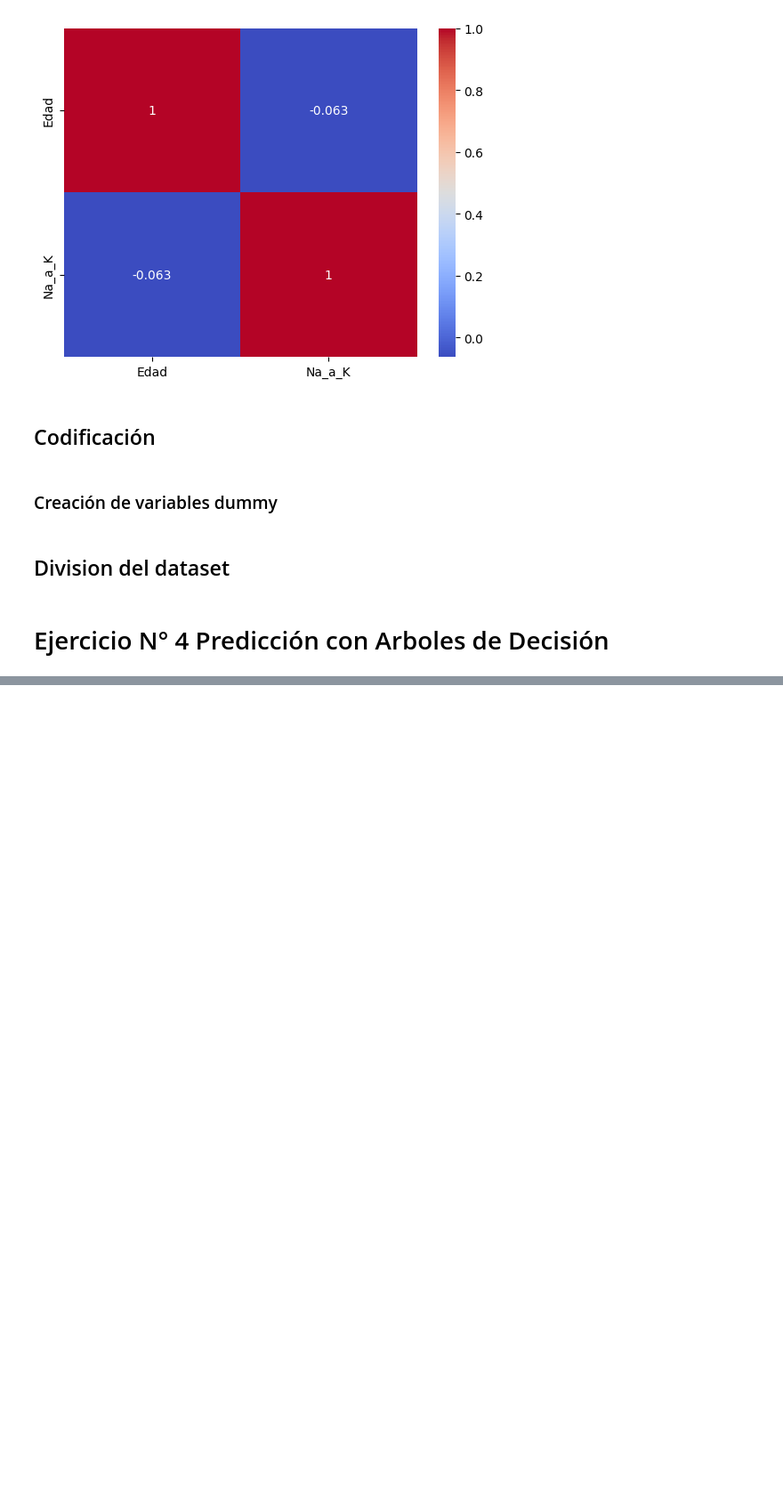
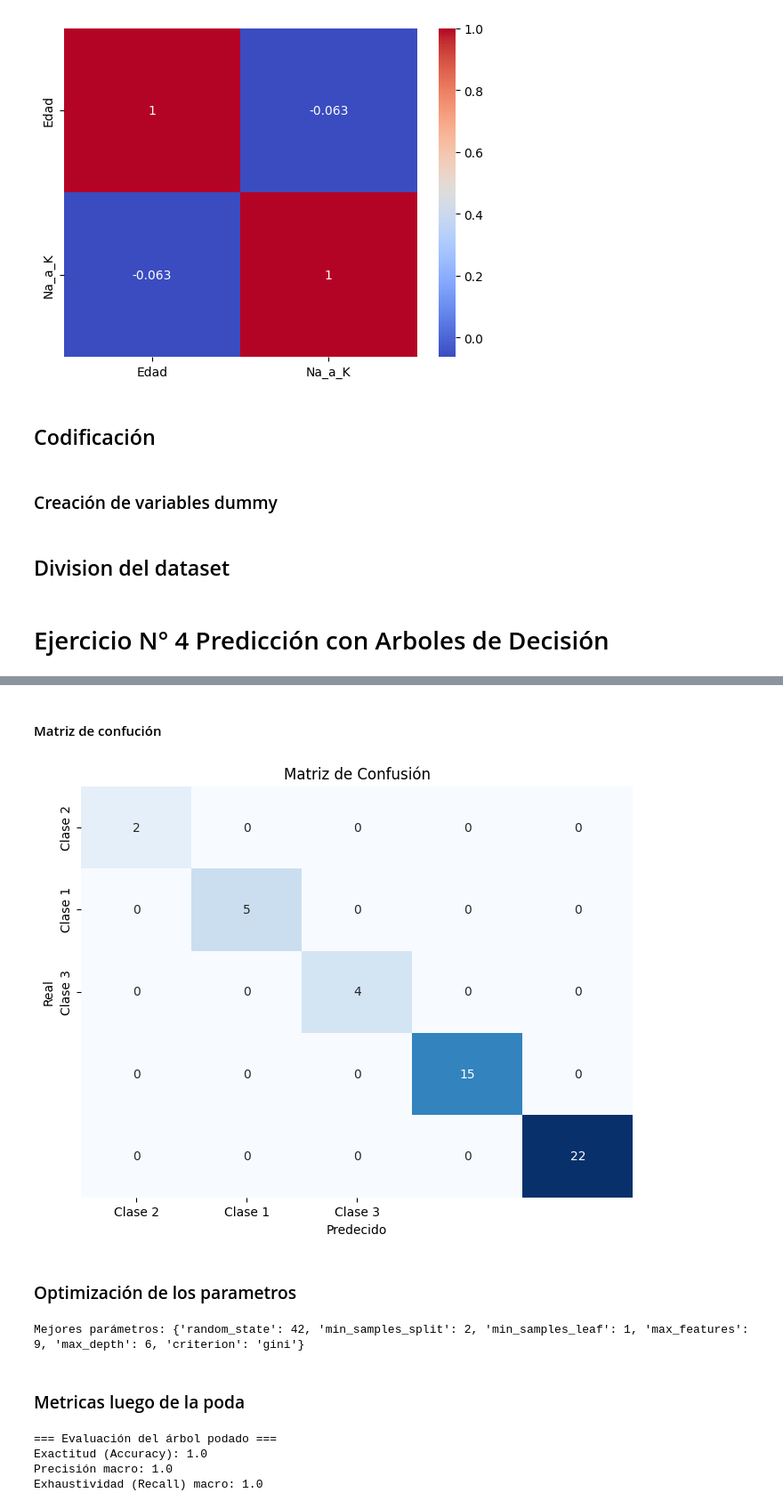
Before and after one commit to Kabarou/TP2_Mineria, a Jupyter notebook: tp2_mineria.ipynb, the cells around one changed output, grey strips where cells are left out. Shown at 89% size. Drawn from its saved outputs; the diff is of its cells as text; code cells hidden in the pictures; blank space fills up the shorter version.

```diff
--- a/tp2_mineria.ipynb
+++ b/tp2_mineria.ipynb
@@ -340,0 +348,7 @@ X_train, X_prueba, y_train, y_prueba = train_test_split(X_train, y_train, test_s
+# %%
+y_prueba_pred = arbol_completo.predict(X_prueba)
+
+print("=== Evaluación del árbol completo ===")
+print("Exactitud (Accuracy):", accuracy_score(y_prueba, y_prueba_pred))
+print("Precisión macro:", precision_score(y_prueba, y_prueba_pred, average='macro'))
+print("Exhaustividad (Recall) macro:", recall_score(y_prueba, y_prueba_pred, average='macro'))
@@ -340,0 +373,61 @@ X_train, X_prueba, y_train, y_prueba = train_test_split(X_train, y_train, test_s
+# %% [markdown]
+#### Matriz de confución
+# %%
+confusion = confusion_matrix(y_prueba, y_prueba_pred)
+
+plt.figure(figsize=(8, 6))
+sns.heatmap(confusion, annot=True, fmt='d', cmap='Blues',
+            xticklabels=['Clase 2', 'Clase 1', 'Clase 3'],
+            yticklabels=['Clase 2', 'Clase 1', 'Clase 3'],
+            cbar=False)
+plt.xlabel('Predecido')
+plt.ylabel('Real')
+plt.title('Matriz de Confusión')
+plt.show()
+# %% [output]
+[figure, added]
+# %% [markdown]
+### Optimización de los parametros
+# %%
+# Creamos una matriz para evaluar cual parametro es el mejor
+
+param_grid = {
+    'max_depth': [3, 4, 5, 6, 8, 10, None],
+    'max_features': [3, 5, 7, 9, 11, 13],
+    'min_samples_split': [2, 4, 6, 8, 10],
+    'min_samples_leaf': [1, 2, 4, 6],
+    'criterion': ['gini', 'entropy'],
+    'random_state': [42]
+}
+
+arbol_podado = RandomizedSearchCV(
+    estimator=DecisionTreeClassifier(),
+    param_distributions=param_grid,
+    cv=5,
+    scoring='accuracy',
+    n_jobs=-1,
+)
+
+# Entrenamiento
+arbol_podado.fit(X_prueba, y_prueba)
+
+# Mejores hiperparámetros encontrados
+best_params = arbol_podado.best_params_
+print("Mejores parámetros:", best_params)
+
+mejor_modelo = arbol_podado.best_estimator_
+best_prediction = mejor_modelo.predict(X_prueba)
+# %% [output]
+Mejores parámetros: {'random_state': 42, 'min_samples_split': 2, 'min_samples_leaf': 1, 'max_features': 9, 'max_depth': 6, 'criterion': 'gini'}
+# %% [markdown]
+### Metricas luego de la poda
+# %%
+print("=== Evaluación del árbol podado ===")
+print("Exactitud (Accuracy):", accuracy_score(y_prueba, best_prediction))
+print("Precisión macro:", precision_score(y_prueba, best_prediction, average='macro'))
+print("Exhaustividad (Recall) macro:", recall_score(y_prueba, best_prediction, average='macro'))
+# %% [output]
+=== Evaluación del árbol podado ===
+Exactitud (Accuracy): 1.0
+Precisión macro: 1.0
+Exhaustividad (Recall) macro: 1.0
```
Also changed, not shown: parts of 10 cells of this notebook.
